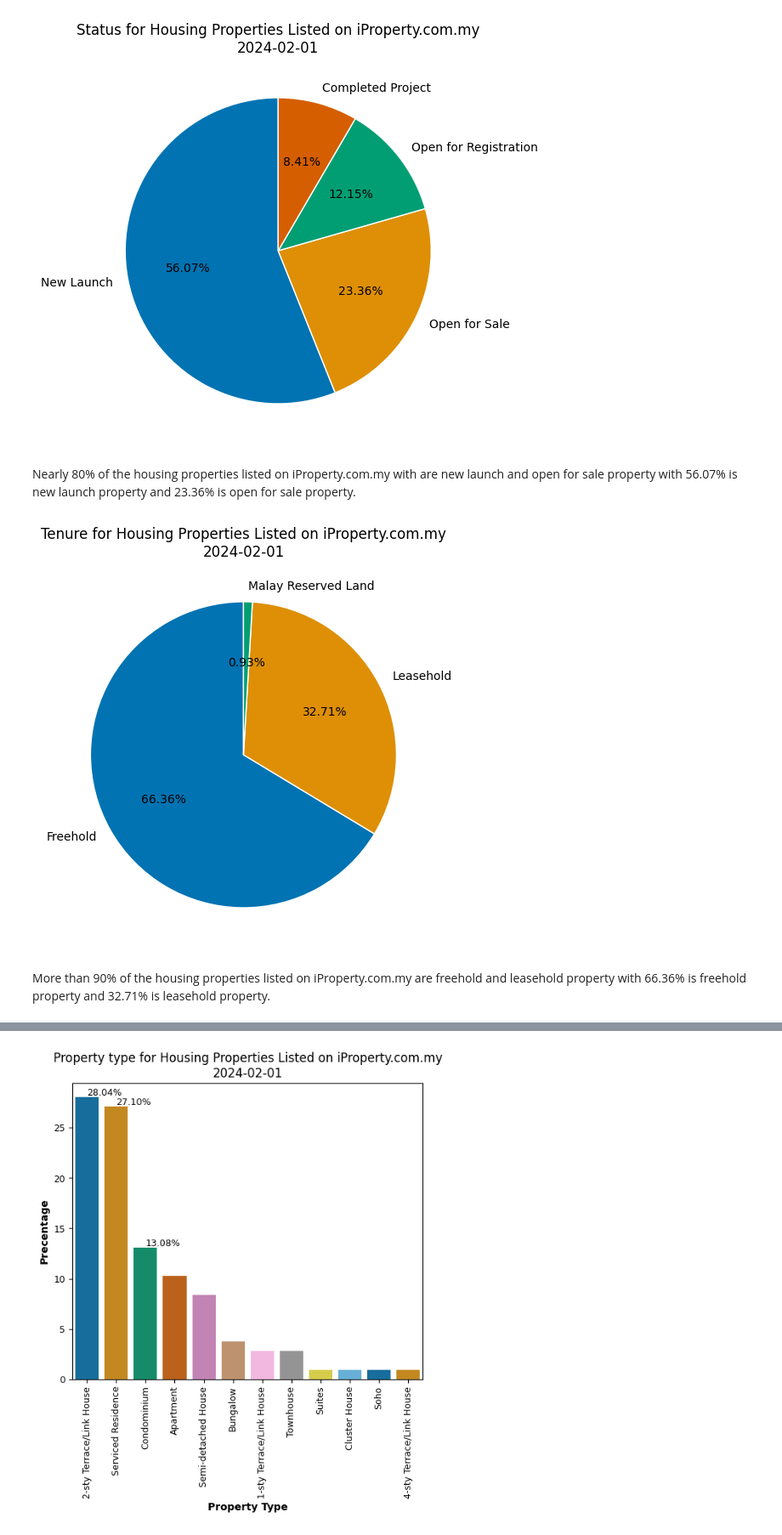
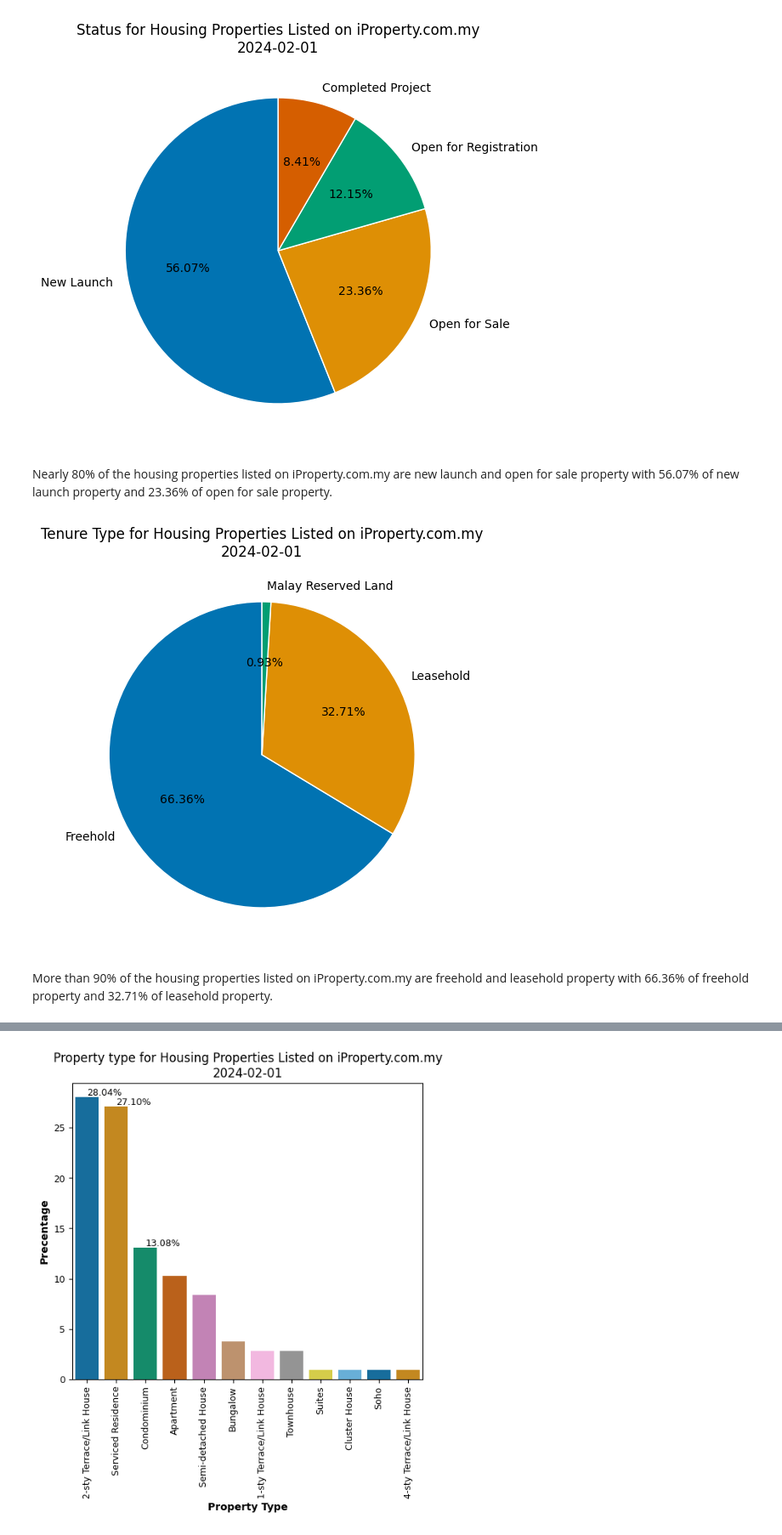
Before and after one commit to Bsting/fc_aps_mini_project_1, a Jupyter notebook: eda/iproperty_eda.ipynb, the cells around one changed output, grey strips where cells are left out. Shown at 85% size. Cells and saved outputs as stored; diff of their text form; code cells hidden in the pictures.

```diff
--- a/eda/iproperty_eda.ipynb
+++ b/eda/iproperty_eda.ipynb
@@ -501,7 +501,7 @@ df_project.describe(include='all')
 - 9.35% of this housing dataset in Shah Alam city
 - 57.01% of this housing dataset in Selangor state
 # %%
-def plot_pie_chart(data, target_column, agg_count_column, title):
+def plot_pie_chart(data, target_column, title):
     target = data[target_column].value_counts().reset_index(name='total')
     plt.pie(
         x=target['total'],
@@ -519,11 +519,11 @@ plot_pie_chart(df_project, 'status', 'title', f"Status for Housing Properties Li
 # %% [output]
 [figure]
 # %% [markdown]
-Nearly 80% of the housing properties listed on iProperty.com.my with are new launch and open for sale property with 56.07% is new launch property and 23.36% is open for sale property.
+Nearly 80% of the housing properties listed on iProperty.com.my are new launch and open for sale property with 56.07% of new launch property and 23.36% of open for sale property.
 # %%
-plot_pie_chart(df_project, 'tenure', 'title', f"Tenure for Housing Properties Listed on iProperty.com.my\n{date}")
+plot_pie_chart(df_project, 'tenure', f"Tenure Type for Housing Properties Listed on iProperty.com.my\n{date}")
 # %% [output]
-[figure, old version]
+[figure, new version]
 # %% [markdown]
-More than 90% of the housing properties listed on iProperty.com.my are freehold and leasehold property with 66.36% is freehold property and 32.71% is leasehold property.
+More than 90% of the housing properties listed on iProperty.com.my are freehold and leasehold property with 66.36% of freehold property and 32.71% of leasehold property.
 # %%
```
Also changed, not shown: parts of 19 cells of this notebook.
